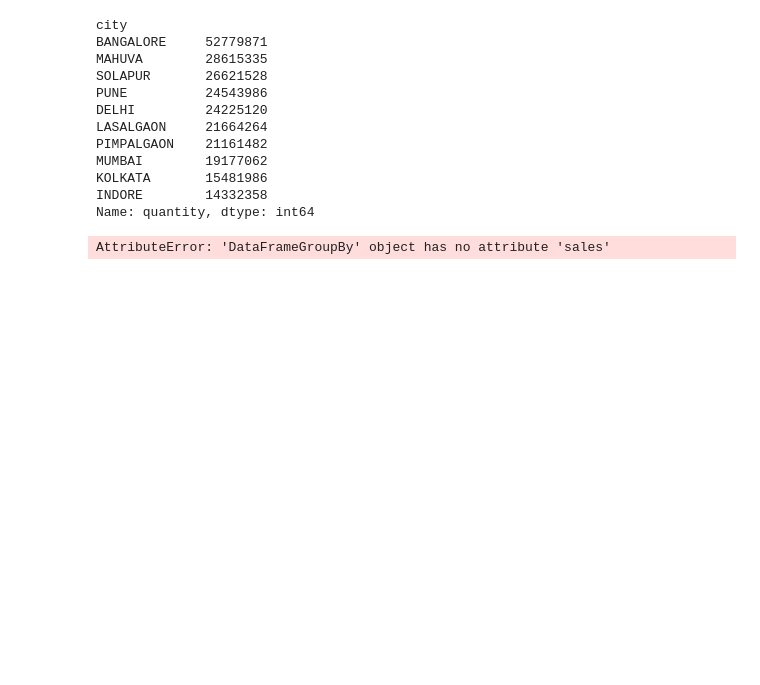
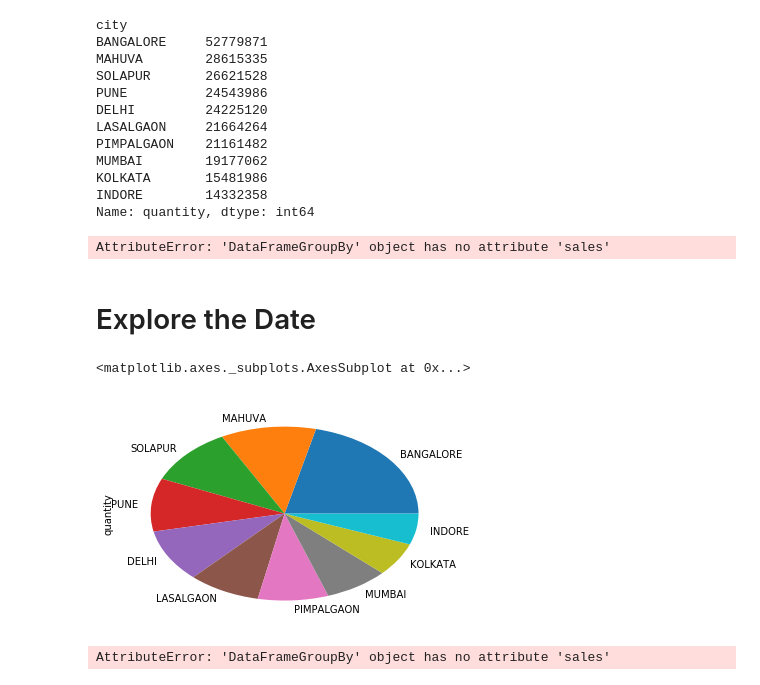
Before and after one commit to akshar/art-data-science, a Jupyter notebook: notebook/onion/onion_practice.ipynb, the cells around one changed output. Cells and saved outputs as stored; diff of their text form; code cells hidden in the pictures; blank space fills up the shorter version.

Commit message:
explore data

```diff
--- a/notebook/onion/onion_practice.ipynb
+++ b/notebook/onion/onion_practice.ipynb
@@ -443,3 +443,5 @@ Name: quantity, dtype: int64
 # df_year.groupby('city').sales.mean().sort_values(ascending= False).head(10)
 # %% [output]
 AttributeError: 'DataFrameGroupBy' object has no attribute 'sales'
+# %% [markdown]
+# Explore the Date
@@ -445,0 +453,11 @@ AttributeError: 'DataFrameGroupBy' object has no attribute 'sales'
+# %%
+x = df_year.groupby('city').quantity.sum().sort_values(ascending= False).head(10)
+# %%
+x.plot(kind="pie",x ="city", y="Quantity")
+# %% [output]
+<matplotlib.axes._subplots.AxesSubplot at 0x...>
+[figure, added]
+# %%
+sales = df_year.groupby('city').sales.sum().sort_values(ascending= False).head(10)
+# %% [output]
+AttributeError: 'DataFrameGroupBy' object has no attribute 'sales'
```
Also changed, not shown: parts of 3 cells of this notebook.
